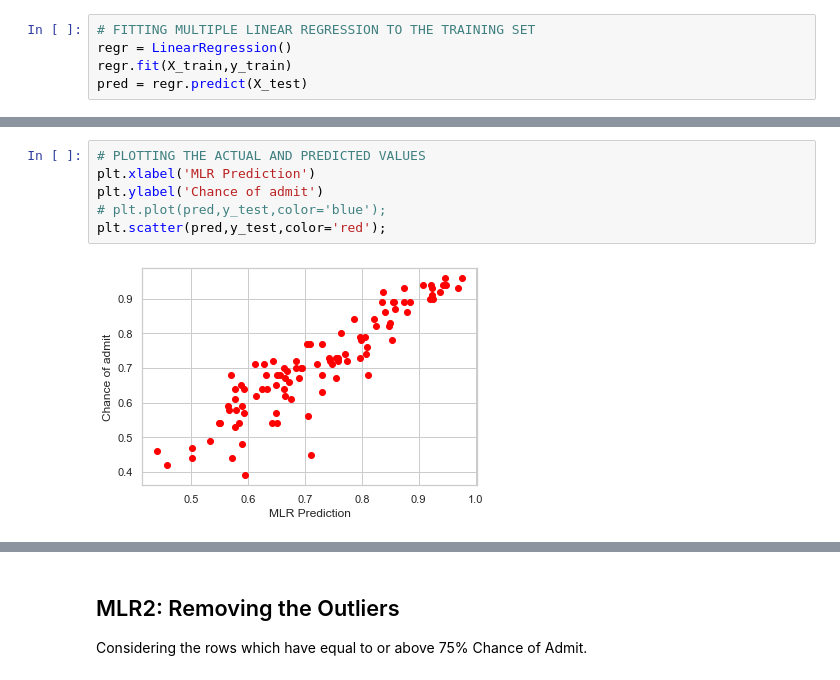
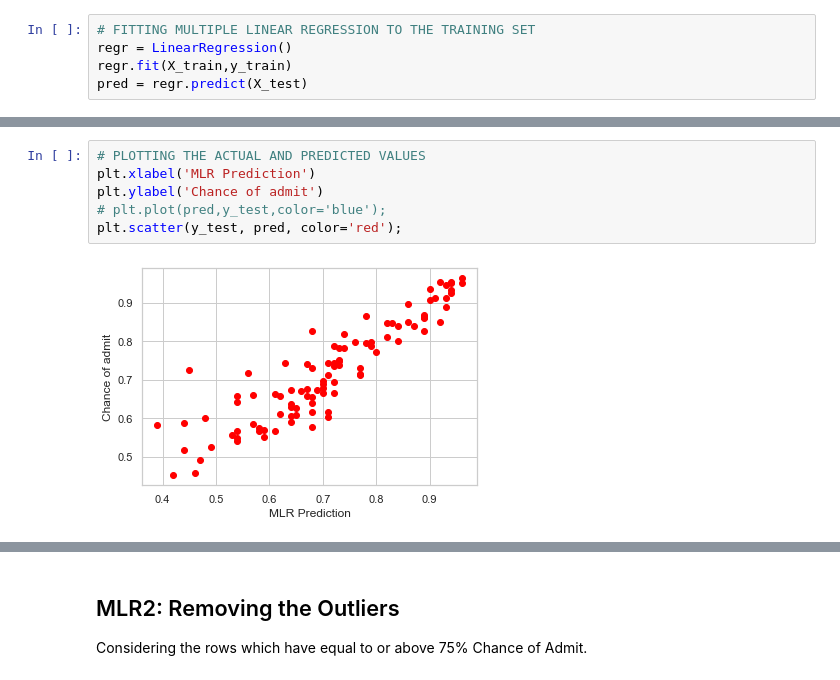
Before and after one commit to amogh2004/Automated-Admission-Prediction, a Jupyter notebook: Group22.ipynb, the cells around one changed output, grey strips where cells are left out. Saved outputs shown, nothing was run; the diff lists cells and outputs as text.

```diff
--- a/Group22.ipynb
+++ b/Group22.ipynb
@@ -218,11 +222,11 @@ plt.show()
 # %%
 # PLOTTING THE ACTUAL AND PREDICTED VALUES
 plt.xlabel('MLR Prediction')
 plt.ylabel('Chance of admit')
 # plt.plot(pred,y_test,color='blue');
-plt.scatter(pred,y_test,color='red');
+plt.scatter(y_test, pred, color='red');
 # %% [output]
-[figure, old version]
+[figure, new version]
 # %%
 # CALCULATING AND PRINTING MSE, RMSE AND R SQUARED VALUES
 mlr1_mse = mean_squared_error(y_test, pred)
```
Also changed, not shown: parts of 64 cells of this notebook, 1 other file.
